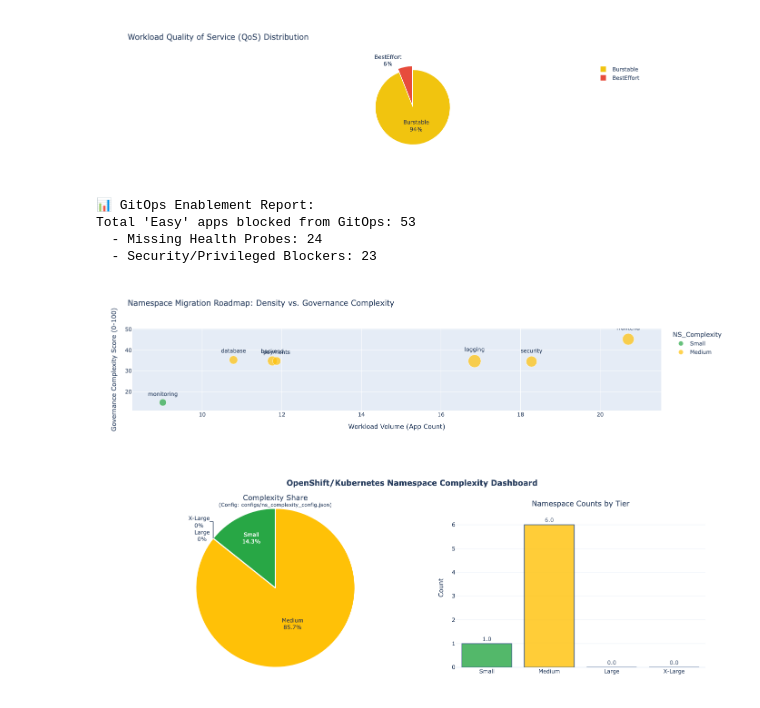
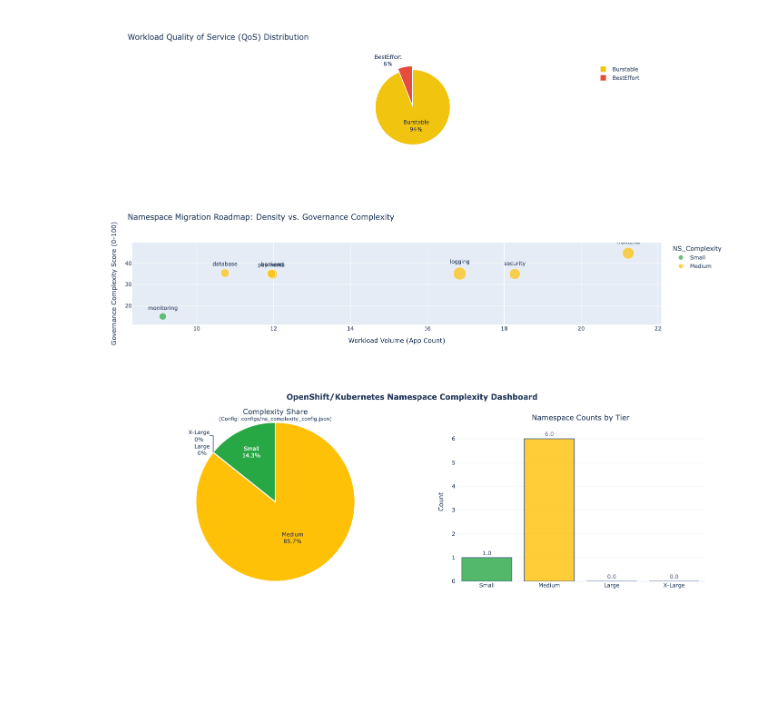
Before and after one commit to sumantripuraneni/ocp-workload-analysis, a Jupyter notebook: migration_analysis.ipynb, the cells around one changed output. Saved outputs shown, nothing was run; the diff lists cells and outputs as text; code cells hidden in the pictures; blank space fills up the shorter version.

```diff
--- a/migration_analysis.ipynb
+++ b/migration_analysis.ipynb
@@ -327,24 +327,6 @@ fig_qos.update_traces(textinfo='percent+label', pull=[0.1, 0, 0])
 fig_qos.show()
 # %% [output]
 [figure]
-# %%
-# --- GitOps Blocker Analysis ---
-# Filter for Small/Medium apps that ARE NOT GitOps ready
-blockers = df[(df['Complexity_TShirt'].isin(['Small', 'Medium'])) & (df['GitOps_Ready'] == False)]
-
-# Count the reasons
-probe_missing = (blockers['Liveness_Probe'] == 'No').sum()
-security_blocker = (blockers['Privileged'] == 'Yes').sum()
-
-print(f"📊 GitOps Enablement Report:")
-print(f"Total 'Easy' apps blocked from GitOps: {len(blockers)}")
-print(f"  - Missing Health Probes: {probe_missing}")
-print(f"  - Security/Privileged Blockers: {security_blocker}")
-# %% [output]
-📊 GitOps Enablement Report:
-Total 'Easy' apps blocked from GitOps: 53
-  - Missing Health Probes: 24
-  - Security/Privileged Blockers: 23
 # %%
 import pandas as pd
 import json
@@ -416,34 +398,37 @@ ns_df = analyze_namespaces(df, ns_cfg)
 import numpy as np
 
 # Create a copy for plotting to avoid changing your real data
 plot_df = ns_df.copy()
 
 # Add a tiny bit of random noise so overlapping bubbles become visible
 # 0.2 is small enough to not change the meaning but large enough to see the gap
 plot_df['App_Count_Jitter'] = plot_df['App_Count'] + np.random.uniform(-0.3, 0.3, len(plot_df))
 plot_df['NS_Score_Jitter'] = plot_df['NS_Score'] + np.random.uniform(-0.5, 0.5, len(plot_df))
+
+# Create the color map from your config thresholds
+color_map = {t['label']: t['color'] for t in ns_cfg['thresholds']['migration_impact']}
 
 fig_ns = px.scatter(plot_df,
                     x='App_Count_Jitter',  # Use jittered X
                     y='NS_Score_Jitter',    # Use jittered Y
                     size='Total_Mem_GiB',
                     color='NS_Complexity',
                     hover_name='Namespace', # This will show which name is which
                     text='Namespace',       # OPTIONAL: This adds the name next to the bubble
                     title="Namespace Migration Roadmap: Density vs. Governance Complexity",
                     color_discrete_map=color_map,
                     category_orders={"NS_Complexity": ["Small", "Medium", "Large", "X-Large"]})
 
 # Make the labels look nice
 fig_ns.update_traces(textposition='top center')
 fig_ns.update_layout(
     xaxis_title="Workload Volume (App Count)",
     yaxis_title="Governance Complexity Score (0-100)"
 )
 
 fig_ns.show()
 # %% [output]
-[figure, old version]
+[figure, new version]
 # %%
 import plotly.graph_objects as go
 from plotly.subplots import make_subplots
```
Also changed, not shown: parts of 2 cells of this notebook, 1 other file.
